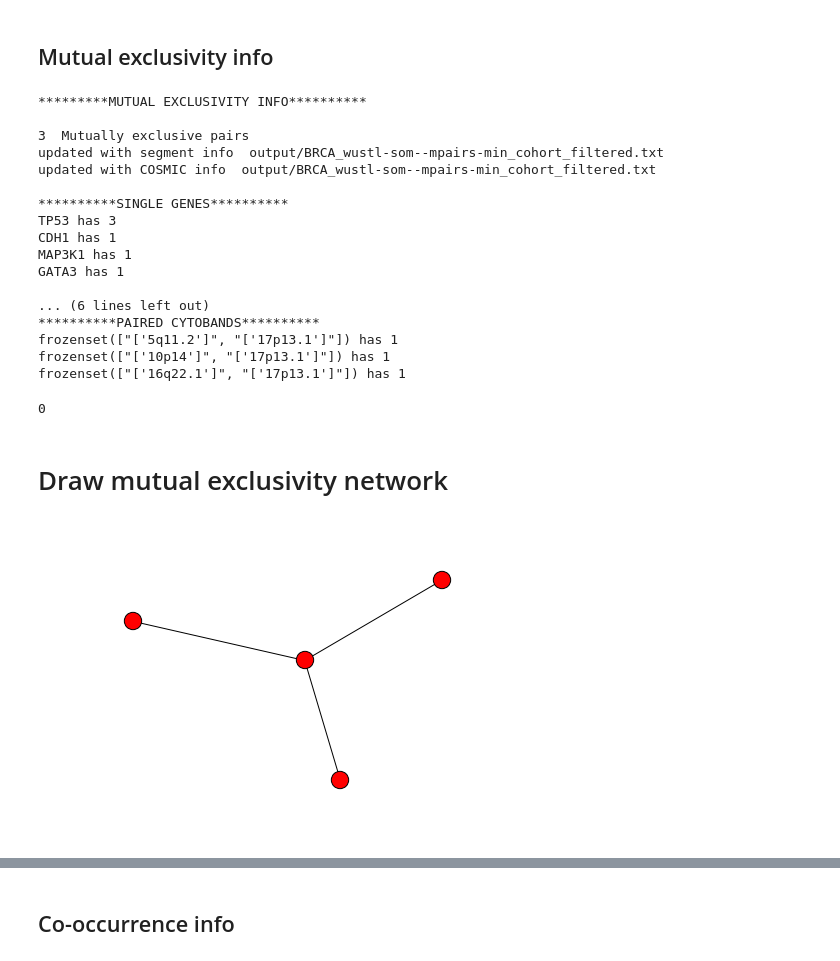
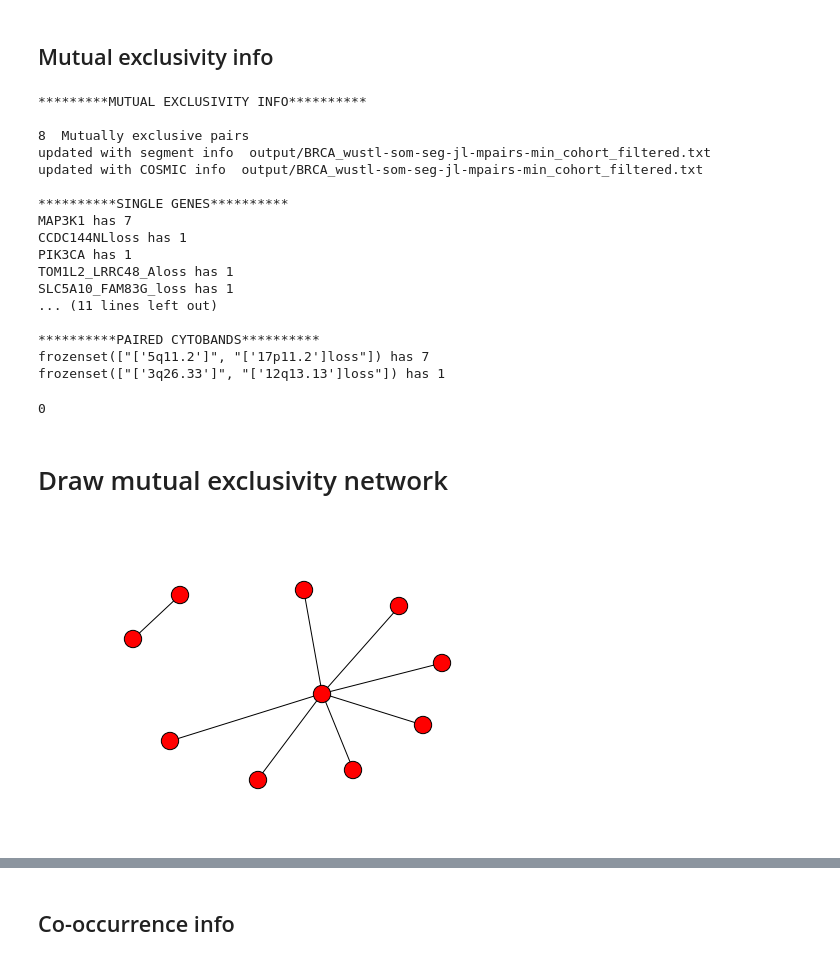
Before and after one commit to lujonathanh/coffdrop, a Jupyter notebook: BRCA_wustl_Mutex_Runs_part2_6_2_16.ipynb, the cells around one changed output, grey strips where cells are left out. Saved outputs shown, nothing was run; the diff lists cells and outputs as text; code cells hidden in the pictures.

```diff
--- a/BRCA_wustl_Mutex_Runs_part2_6_2_16.ipynb
+++ b/BRCA_wustl_Mutex_Runs_part2_6_2_16.ipynb
@@ -1785,7 +1785,7 @@ leastPatientThreshold = 15
 # To choose which genes to test, first consider only the patients below this percentile. e.g. if set to 50, the bottom 50% of patients
 # are called least mutated.
 
-test_gene_threshold = 2
+test_gene_threshold = 3
 # Test genes that are mutated in at least this percentage of the least mutated patients.
 
 
@@ -2206,10 +2218,10 @@ for pair in new_sig_m_dict:
 
     if str(info0['Cytobands']) + suffix0 not in cyto_m_dict:
         cyto_m_dict[str(info0['Cytobands']) + suffix0] = set()
-    cyto_m_dict[str(info0['Cytobands'])].add(pair)
+    cyto_m_dict[str(info0['Cytobands']) + suffix0].add(pair)
     if str(info1['Cytobands']) + suffix1 not in cyto_m_dict:
         cyto_m_dict[str(info1['Cytobands']) + suffix1] = set()
-    cyto_m_dict[str(info1['Cytobands'])].add(pair)
+    cyto_m_dict[str(info1['Cytobands']) + suffix1].add(pair)
 
 
 
@@ -2263,21 +2275,21 @@ os.system('say "finished"')
 # %% [output]
 *********MUTUAL EXCLUSIVITY INFO**********
 
-3  Mutually exclusive pairs
-updated with segment info  output/BRCA_wustl-som--mpairs-min_cohort_filtered.txt
-updated with COSMIC info  output/BRCA_wustl-som--mpairs-min_cohort_filtered.txt
+8  Mutually exclusive pairs
+updated with segment info  output/BRCA_wustl-som-seg-jl-mpairs-min_cohort_filtered.txt
+updated with COSMIC info  output/BRCA_wustl-som-seg-jl-mpairs-min_cohort_filtered.txt
 
 **********SINGLE GENES**********
-TP53 has 3
-CDH1 has 1
-MAP3K1 has 1
-GATA3 has 1
+MAP3K1 has 7
+CCDC144NLloss has 1
+PIK3CA has 1
+TOM1L2_LRRC48_Aloss has 1
+SLC5A10_FAM83G_loss has 1
+... (11 lines left out)
 
-... (6 lines left out)
 **********PAIRED CYTOBANDS**********
-frozenset(["['5q11.2']", "['17p13.1']"]) has 1
-frozenset(["['10p14']", "['17p13.1']"]) has 1
-frozenset(["['16q22.1']", "['17p13.1']"]) has 1
+frozenset(["['5q11.2']", "['17p11.2']loss"]) has 7
+frozenset(["['3q26.33']", "['12q13.13']loss"]) has 1
 0
 # %% [markdown]
 # Draw mutual exclusivity network
@@ -2301,35 +2313,35 @@ graphs = list(nx.connected_component_subgraphs(G))
 
 top_number = 3
 
 for i in range(len(graphs)):
     print "\n***********************"
     print "COMPONENT " + str(i)
     print "***********************"
     graph = graphs[i]
     print "Number of nodes ", graph.number_of_nodes()
     print "Number of edges ", graph.number_of_edges()
 
     node_items = [g + (graph.degree(g[0]),) for g in nx.degree_centrality(graph).items()]
     node_items = sorted(node_items, key=lambda entry: entry[1], reverse = True)
 
 
     print "---"
     print "Top", top_number, "nodes by degree centraliy in component", i
     print "Gene: Degree Centrality   Degree"
-    for j in range(top_number):
+    for j in range(min(top_number, len(node_items))):
         print node_items[j][0], ":", np.round(node_items[j][1], 2), node_items[j][2]
 
     component_file = network_m_file[:-4] + "_comp" + str(i) + ".txt"
 
     print "---"
     print "Writing nodes to: ", component_file
     with open(component_file, 'w') as csvfile:
         writer = csv.writer(csvfile, delimiter='\t')
         writer.writerow(["Node", "Degreee Centrality", "Degree"])
         for node_item in node_items:
             writer.writerow(node_item)
 # %% [output]
-[figure, old version]
+[figure, new version]
 ***********************
 COMPONENT 0
 ***********************
```
Also changed, not shown: parts of 38 cells of this notebook, 8 other files.
